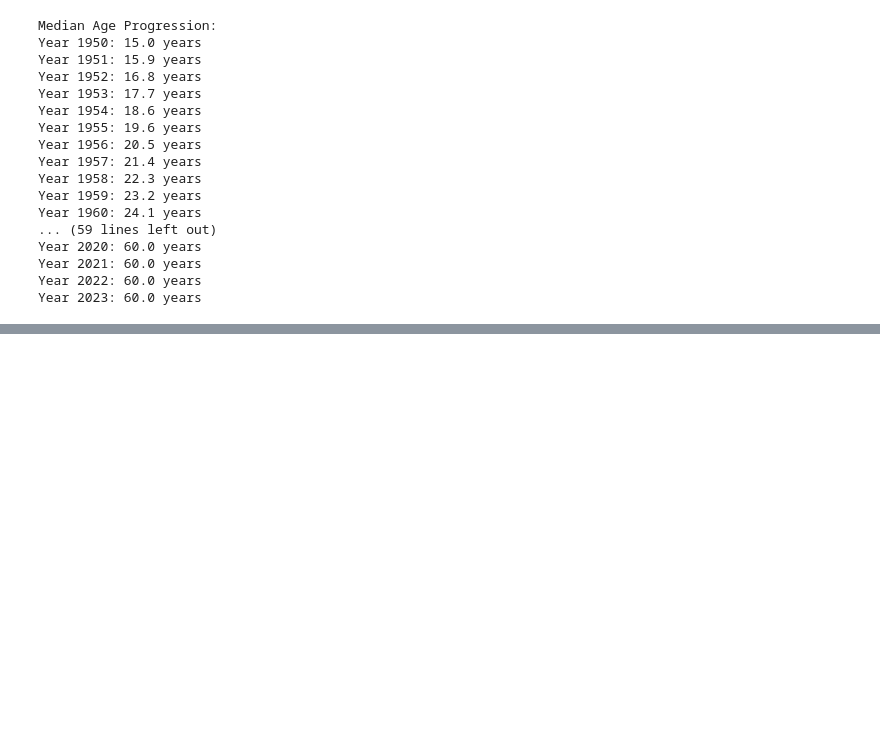
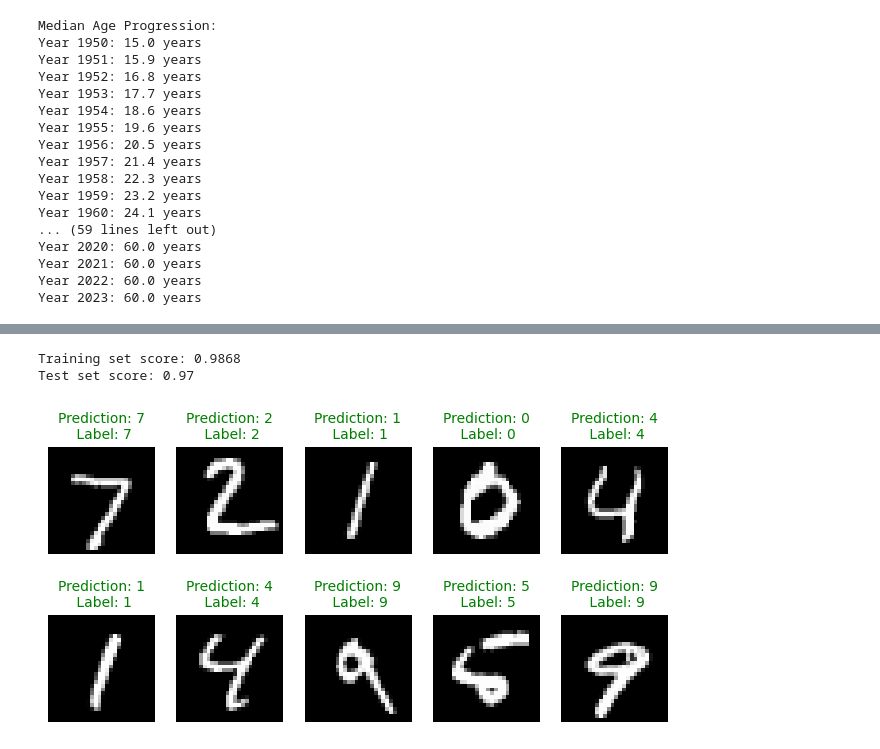
Before and after one commit to maharsh007/country_population, a Jupyter notebook: Experiments.ipynb, the cells around one changed output, grey strips where cells are left out. Saved outputs shown, nothing was run; the diff lists cells and outputs as text; code cells hidden in the pictures; blank space fills up the shorter version.

```diff
--- a/Experiments.ipynb
+++ b/Experiments.ipynb
@@ -710,0 +741,19 @@ Year 2023: 60.0 years
+# %%
+# Train an MLP classifier using sklearn.neural_network.MLPClassifier
+
+from sklearn.neural_network import MLPClassifier
+
+# Create an MLPClassifier object
+mlp = MLPClassifier(
+    hidden_layer_sizes=(50,),
+    max_iter=10,
+    alpha=1e-4,
+    solver="sgd",
+    verbose=10,
+    random_state=1,
+    learning_rate_init=0.1,
+)
+
+
+# Train the MLPClassifier
+mlp.fit(X_train, y_train)
@@ -710,0 +773,32 @@ Year 2023: 60.0 years
+# %%
+# Show the accuracy on the training and test sets
+
+print(f"Training set score: {mlp.score(X_train, y_train)}")
+print(f"Test set score: {mlp.score(X_test, y_test)}")
+# %% [output]
+Training set score: 0.9868
+Test set score: 0.97
+# %%
+# Show the images, predictions, and original labels for 10 images
+
+# Get the predictions for the test dataset
+predictions = mlp.predict(X_test)
+
+# Show the predictions in a grid
+plt.figure(figsize=(8, 4))
+
+for index, (image, prediction, label) in enumerate(
+    zip(X_test[0:10], predictions[0:10], y_test[0:10])
+):
+    plt.subplot(2, 5, index + 1)
+    plt.imshow(np.reshape(image, (28, 28)), cmap=plt.cm.gray)
+
+    # Green if correct, red if incorrect
+    fontcolor = "g" if prediction == label else "r"
+    plt.title(
+        "Prediction: %i\n Label: %i" % (prediction, label), fontsize=10, color=fontcolor
+    )
+
+    plt.axis("off")  # hide axes
+# %% [output]
+[figure, added]
```
Also changed, not shown: parts of 20 cells of this notebook, 1 other file.
